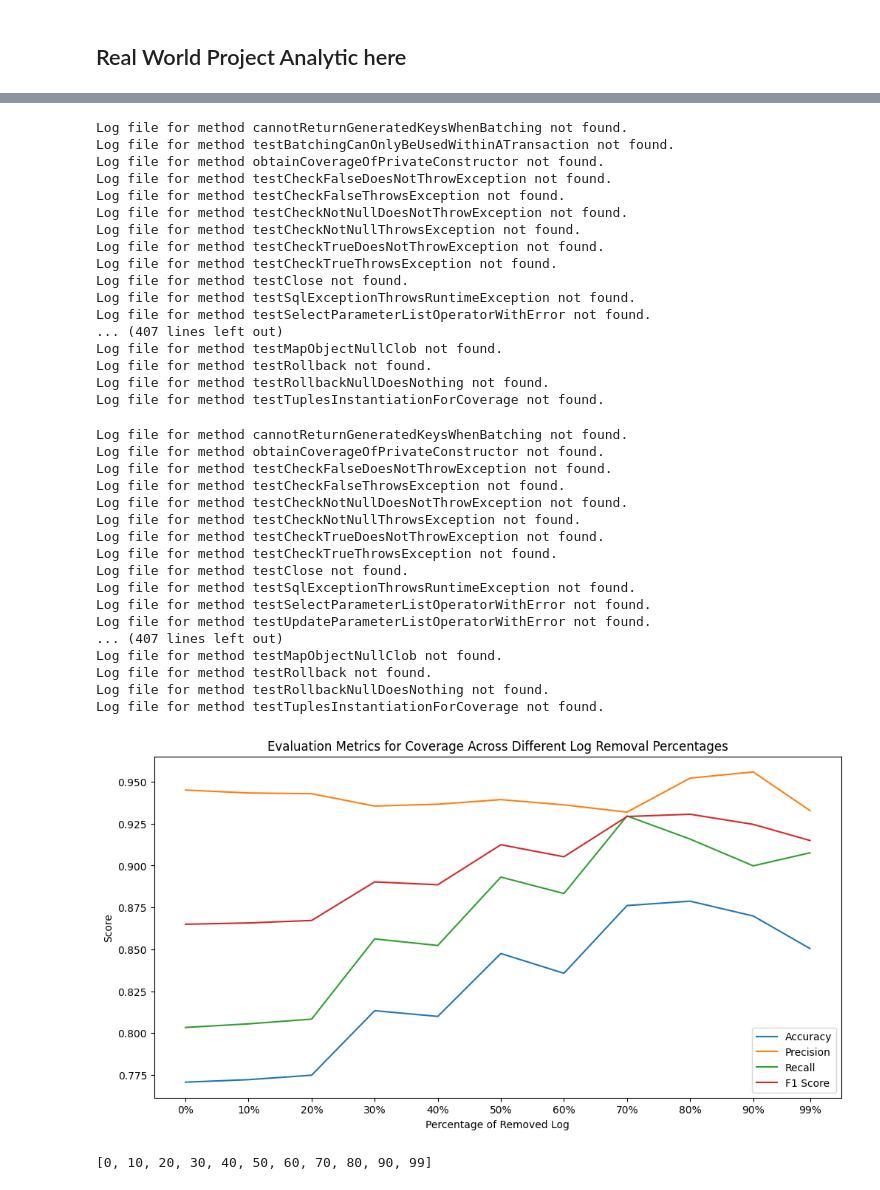
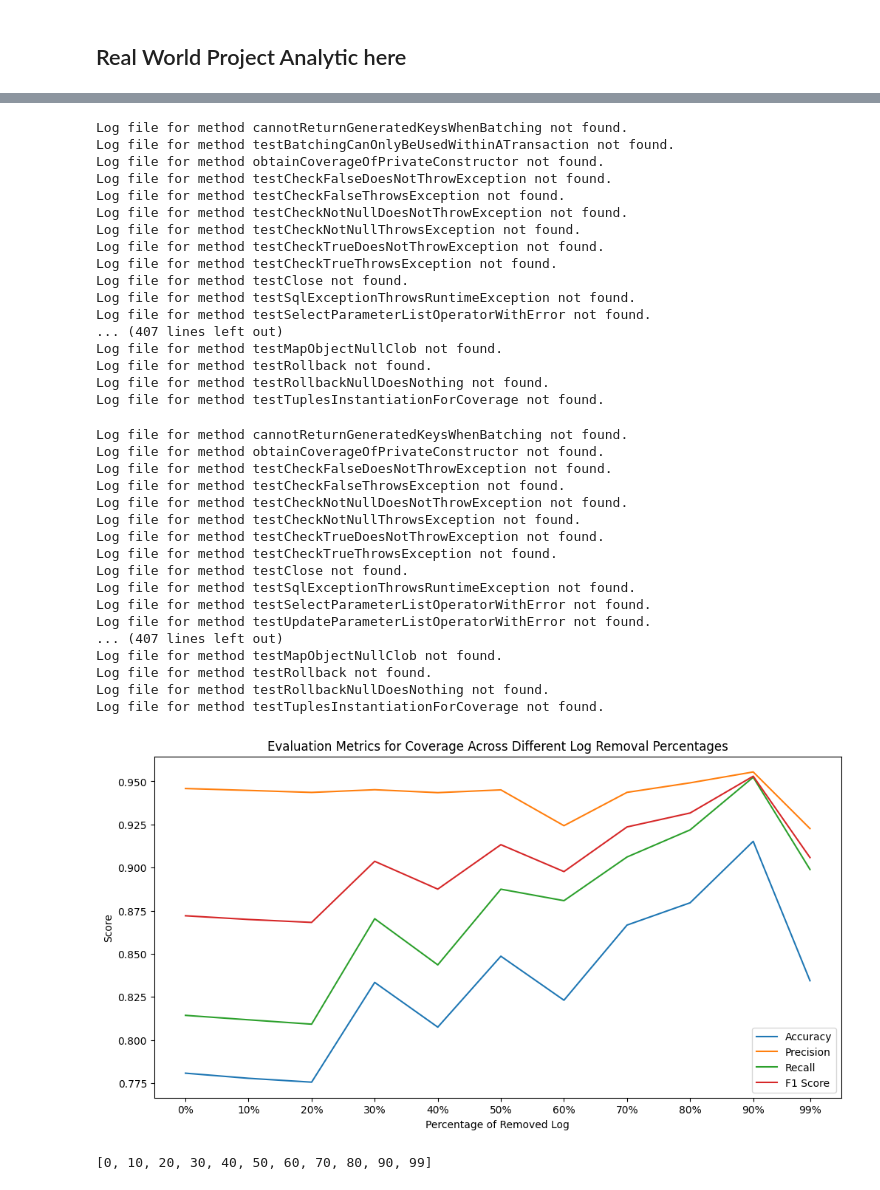
Before and after one commit to Tezigudo/fault-localization, a Jupyter notebook: experiment.ipynb, the cells around one changed output, grey strips where cells are left out. Cells and saved outputs as stored; diff of their text form; code cells hidden in the pictures.

Commit message:
abg mean

```diff
--- a/experiment.ipynb
+++ b/experiment.ipynb
@@ -655,8 +673,8 @@ for folder in tqdm(sorted(os.listdir(base_directory)), desc="Processing folders"
         max_log_length = max(len(v) for v in log_vectors)
         max_exec_length = max(len(v) for v in execution_vectors_for_model)
 
-        padded_log_vectors = np.array([np.pad(v, (0, max_log_length - len(v)), 'constant') for v in log_vectors])
-        padded_execution_vectors = np.array([np.pad(v, (0, max_exec_length - len(v)), 'constant') for v in execution_vectors_for_model])
+        padded_log_vectors = np.array([np.pad(v, (0, max_log_length - len(v)), 'constant', constant_values=(np.mean(v),)) for v in log_vectors])
+        padded_execution_vectors = np.array([np.pad(v, (0, max_exec_length - len(v)), 'constant', constant_values=(np.mean(v),)) for v in execution_vectors_for_model])
 
         X = np.array(padded_log_vectors)
         y = np.array(padded_execution_vectors)
@@ -867,34 +885,34 @@ Log file for method testCheckFalseDoesNotThrowException not found.
 Log file for method testCheckFalseThrowsException not found.
 Log file for method testCheckNotNullDoesNotThrowException not found.
 Log file for method testCheckNotNullThrowsException not found.
 Log file for method testCheckTrueDoesNotThrowException not found.
 Log file for method testCheckTrueThrowsException not found.
 Log file for method testClose not found.
 Log file for method testSqlExceptionThrowsRuntimeException not found.
 Log file for method testSelectParameterListOperatorWithError not found.
 ... (407 lines left out)
 Log file for method testMapObjectNullClob not found.
 Log file for method testRollback not found.
 Log file for method testRollbackNullDoesNothing not found.
 Log file for method testTuplesInstantiationForCoverage not found.
 Log file for method cannotReturnGeneratedKeysWhenBatching not found.
 Log file for method obtainCoverageOfPrivateConstructor not found.
 Log file for method testCheckFalseDoesNotThrowException not found.
 Log file for method testCheckFalseThrowsException not found.
 Log file for method testCheckNotNullDoesNotThrowException not found.
 Log file for method testCheckNotNullThrowsException not found.
 Log file for method testCheckTrueDoesNotThrowException not found.
 Log file for method testCheckTrueThrowsException not found.
 Log file for method testClose not found.
 Log file for method testSqlExceptionThrowsRuntimeException not found.
 Log file for method testSelectParameterListOperatorWithError not found.
 Log file for method testUpdateParameterListOperatorWithError not found.
 ... (407 lines left out)
 Log file for method testMapObjectNullClob not found.
 Log file for method testRollback not found.
 Log file for method testRollbackNullDoesNothing not found.
 Log file for method testTuplesInstantiationForCoverage not found.
-[figure, old version]
+[figure, new version]
 # %%
 pip install ipywidgets
 # %%
```
Also changed, not shown: parts of 1 cell of this notebook.
